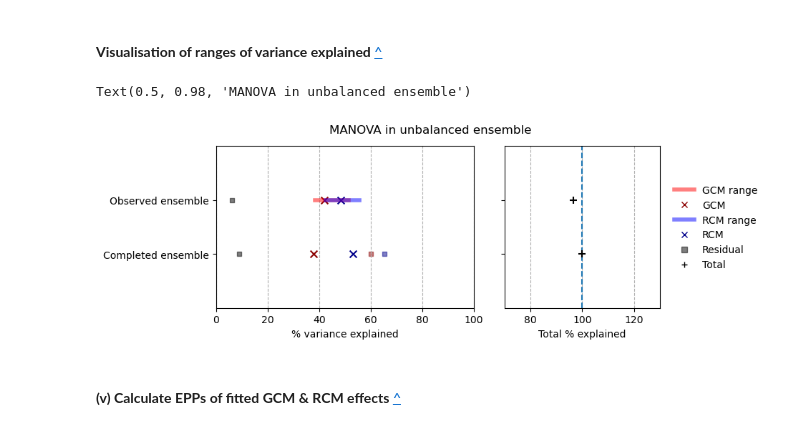
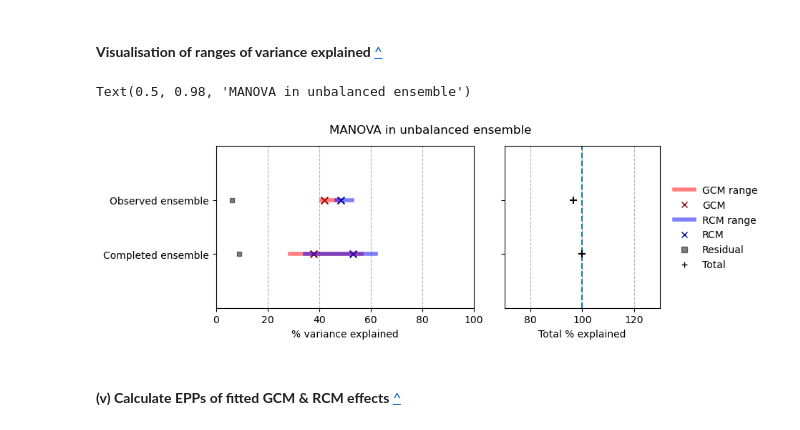
Before and after one commit to clairbarnes/EPP-MANOVA, a Jupyter notebook: EPP-example-code.ipynb, the cells around one changed output. Drawn from its saved outputs; the diff is of its cells as text; code cells hidden in the pictures.

Commit message:
Corrected fitted effects for models 1a & 1b

```diff
--- a/EPP-example-code.ipynb
+++ b/EPP-example-code.ipynb
@@ -155,7 +155,7 @@ $$\boldsymbol{e}^{(2)} = \textbf{Y}- \textbf{1}\hat{\boldsymbol{\mu}}' - \textbf
 # %%
 # compute residuals
 e_2 = Y - (X @ theta_hat)
-T_res = e_2.transpose() @ e_2
+T_E = e_2.transpose() @ e_2
 # %% [markdown]
 <a id="ranges-of-variation"></a>
 
@@ -294,14 +261,14 @@ where $\hat{\boldsymbol{\Sigma}} = {\boldsymbol{e}^{(2)}}'\boldsymbol{e}^{(2)} \
 # estimate SSCPs for 'completed' emsemble using reweighted fitted effects & residuals
 Tc_G2 = R * alpha_hat.transpose() @ alpha_hat
 Tc_R2 = G * beta_hat.transpose() @ beta_hat
-Tc_res = (R-1) * (G-1) * T_res / (n - R - G - 1)
-Tc = Tc_G2 + Tc_R2 + Tc_res
+Tc_E = (R-1) * (G-1) * T_E / (n - R - G - 1)
+Tc = Tc_G2 + Tc_R2 + Tc_E
 
 # get maps of contribution per grid cell
-est_ve_maps = {k : reshape_to_map(np.diag(eval(k) / Tc * 100), Ybar) for k in ["Tc_G2", "Tc_R2", "Tc_res"]}
+est_ve_maps = {k : reshape_to_map(np.diag(eval(k) / Tc * 100), Ybar) for k in ["Tc_G2", "Tc_R2", "Tc_E"]}
 
 # compute ranges of proportion of variance in the observed ensemble explained by each model
-est_ve = {k : np.trace(eval(k)) / np.trace(Tc) * 100 for k in ["Tc_G2", "Tc_R2", "Tc_res"]}
+est_ve = {k : np.trace(eval(k)) / np.trace(Tc) * 100 for k in ["Tc_G2", "Tc_R2", "Tc_E"]}
 est_ve_string = ["\n("+str(int(v))+"%)" for v in est_ve.values()]
 # %% [markdown]
 <a id="figure-3"></a>
@@ -335,6 +302,17 @@ Text(0.5, 1.03, 'Figure 3: Estimated decomposition of variation in the EuroCORDE
 # %% [markdown]
 <a id='plot-range-of-varexp'></a>
 #### **Visualisation of ranges of variance explained** [^](#top)
+# %%
+#~~~~~~~~~~~~~~~~~~~~~~~~~~~~~~~~~~~~~~~~~~~~~~~~~~~~~~~~~~~~~~~~~~~~~~~~~~~~~~~~~~
+# additional: estimated variance explained by models 1a and 1b in the completed ensemble
+
+ah_1a = alphahat_1a.stack(s = ("projection_y_coordinate", "projection_x_coordinate")).dropna("s", "any").values
+bh_1b = betahat_1b.stack(s = ("projection_y_coordinate", "projection_x_coordinate")).dropna("s", "any").values
+
+est_ve["Tc_Ga"] = R * np.trace(ah_1a.transpose() @ ah_1a) / np.trace(Tc) * 100
+est_ve["Tc_Ra"] = 100 - est_ve["Tc_Ga"] - est_ve["Tc_E"]
+est_ve["Tc_Rb"] = G * np.trace(bh_1b.transpose() @ bh_1b) / np.trace(Tc) * 100
+est_ve["Tc_Gb"] = 100 - est_ve["Tc_Rb"] - est_ve["Tc_E"]
 # %%
 # plot of proportion of variance explained
 
@@ -348,45 +326,45 @@ axs[0].plot((obs_ve["T_Ga"], obs_ve["T_Gb"]), (0,0), lw = 4, color = "red", alph
 axs[0].plot((obs_ve["T_Ra"], obs_ve["T_Rb"]), (0,0), lw = 4, color = "blue", alpha = 0.5)
 axs[0].scatter(obs_ve["T_G2"], 0, color = "darkred", marker = "x", s = 50)
 axs[0].scatter(obs_ve["T_R2"], 0, color = "darkblue", marker = "x", s = 50)
-axs[0].scatter(obs_ve["T_res"], 0, marker = "s", s = 20, color = "black", alpha = 0.5)
+axs[0].scatter(obs_ve["T_E"], 0, marker = "s", s = 20, color = "black", alpha = 0.5)
 axs[0].scatter(est_ve["Tc_G2"], -1, color = "darkred", marker = "x", s = 50)
 axs[0].scatter(est_ve["Tc_R2"], -1, color = "darkblue", marker = "x", s = 50)
-axs[0].scatter(est_ve["Tc_res"], -1, marker = "s", s = 20, color = "black", alpha = 0.5)
+axs[0].scatter(est_ve["Tc_E"], -1, marker = "s", s = 20, color = "black", alpha = 0.5)
 
-axs[0].scatter(R * np.trace(ah_1a.transpose() @ ah_1a) / np.trace(Tc) * 100, -1, marker = "s", s = 20, color = "darkred", alpha = 0.5)
-axs[0].scatter(G * np.trace(bh_1b.transpose() @ bh_1b) / np.trace(Tc) * 100, -1, marker = "s", s = 20, color = "darkblue", alpha = 0.5)
+axs[0].plot((est_ve["Tc_Ga"], est_ve["Tc_Gb"]), (-1,-1), lw = 4, color = "red", alpha = 0.5)
+axs[0].plot((est_ve["Tc_Ra"], est_ve["Tc_Rb"]), (-1,-1), lw = 4, color = "blue", alpha = 0.5)
 
 axs[0].set_ylim(-2,1); axs[0].set_yticks([0,-1]); axs[0].set_yticklabels(["Observed ensemble", "Completed ensemble"])
 axs[0].set_xlim(0,100,10)
 
 #~~~~~~~~~~~~~~~~~~~~~~~~~~
 
-axs[1].scatter(sum([obs_ve[v] for v in ["T_G2", "T_R2", "T_res"]]), 0, marker = "+", s = 50, color = "black")
-axs[1].scatter(sum([est_ve[v] for v in ["Tc_G2", "Tc_R2", "Tc_res"]]), -1, marker = "+", s = 50, color = "black", zorder = 99)
-axs[1].plot((sum([obs_ve[v] for v in ["T_Ga", "T_Ra", "T_res"]]), sum([obs_ve[v] for v in ["T_Gb", "T_Rb", "T_res"]])), (0,0), lw = 4, color = "red", alpha = 0.5)
+axs[1].scatter(sum([obs_ve[v] for v in ["T_G2", "T_R2", "T_E"]]), 0, marker = "+", s = 50, color = "black")
+axs[1].scatter(sum([est_ve[v] for v in ["Tc_G2", "Tc_R2", "Tc_E"]]), -1, marker = "+", s = 50, color = "black", zorder = 99)
+axs[1].plot((sum([obs_ve[v] for v in ["T_Ga", "T_Ra", "T_E"]]), sum([obs_ve[v] for v in ["T_Gb", "T_Rb", "T_E"]])), (0,0), lw = 4, color = "red", alpha = 0.5)
 
 axs[1].set_xlim(70,130)
 axs[1].axvline(100, ls = "--")
 
 #~~~~~~~~~~~~~~~~~~~~~~~~~~
 # add legend & axis labels
 
 legend = {"GCM range" : matplotlib.lines.Line2D([], [], lw = 4, color = "red", alpha = 0.5),
           "GCM" : matplotlib.lines.Line2D([], [], color = "darkred", ls = "", marker = "x"),
           "RCM range" : matplotlib.lines.Line2D([], [], lw = 4, color = "blue", alpha = 0.5),
           "RCM" : matplotlib.lines.Line2D([], [], color = "darkblue", ls = "", marker = "x"),
           "Residual" : matplotlib.lines.Line2D([], [], color = "black", alpha = 0.5, ls = "", marker = "s"),
           "Total" : matplotlib.lines.Line2D([], [], color = "black", ls = "", marker = "+"),
          }
 fig.legend(handles = legend.values(), labels = legend.keys(), edgecolor = "w", loc = 'center left', bbox_to_anchor = (0.91, 0.5))
 
 axs[0].set_xlabel("% variance explained")
 axs[1].set_xlabel("Total % explained")
 
 fig.suptitle("MANOVA in unbalanced ensemble")
 # %% [output]
 Text(0.5, 0.98, 'MANOVA in unbalanced ensemble')
-[figure, old version]
+[figure, new version]
 # %% [markdown]
 <a id="gcm-epps"></a>
 
```
Also changed, not shown: parts of 6 cells of this notebook.
